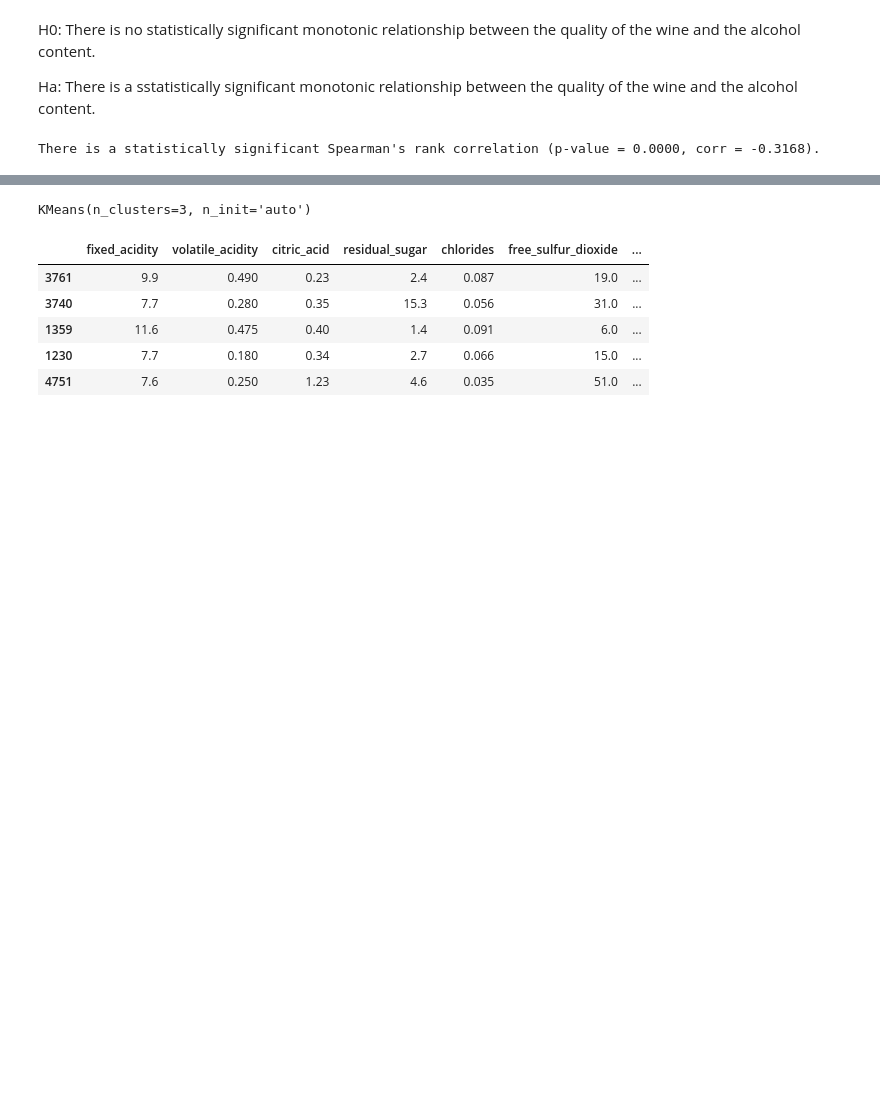
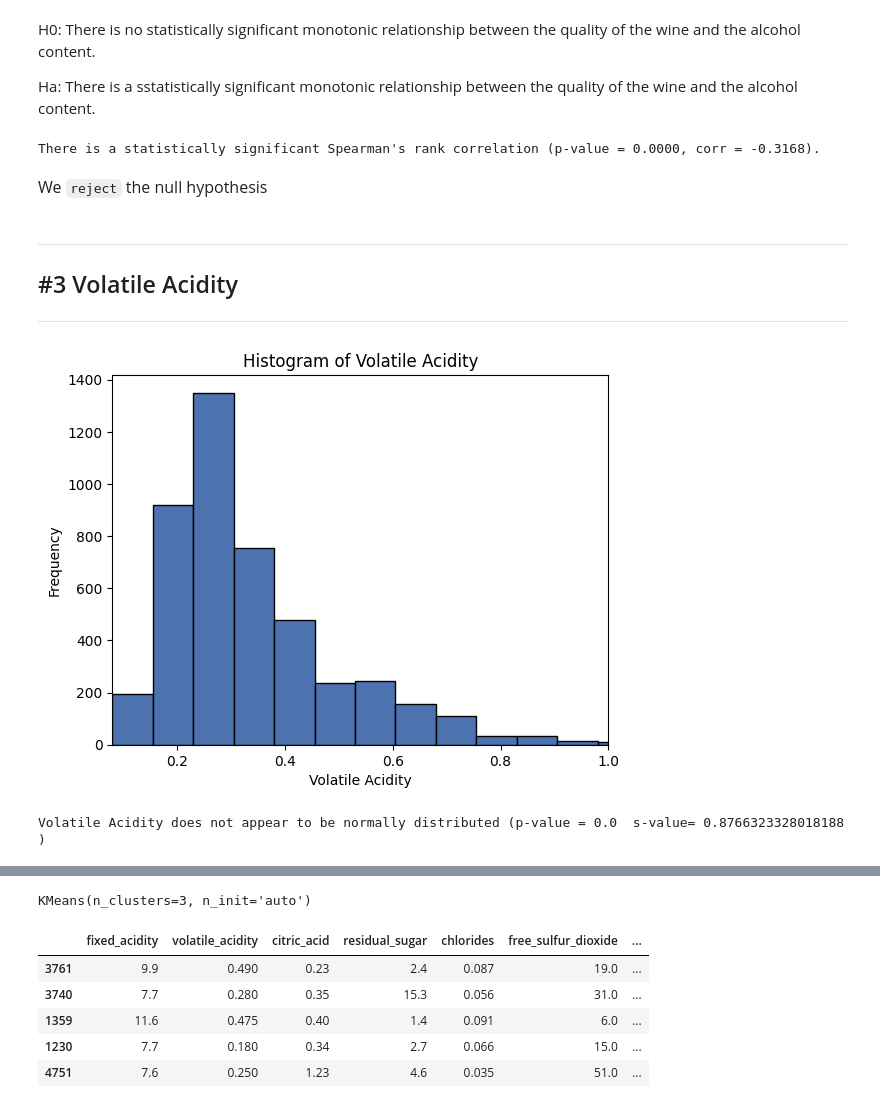
Before and after one commit to Clustering-Project/wine_quality_project, a Jupyter notebook: John/explore.ipynb, the cells around one changed output, grey strips where cells are left out. Cells and saved outputs as stored; diff of their text form; code cells hidden in the pictures; blank space fills up the shorter version.

Commit message:
Explore Acidityy hypothesis

```diff
--- a/John/explore.ipynb
+++ b/John/explore.ipynb
@@ -336,3 +343,33 @@ else:
     print(f"There is no statistically significant Spearman's rank correlation (p-value = {p_value:.4f}, corr = {spearman_corr:.4f}).")
 # %% [output]
 There is a statistically significant Spearman's rank correlation (p-value = 0.0000, corr = -0.3168).
+# %% [markdown]
+<font size="3">We `reject` the null hypothesis</font>
+# %% [markdown]
+___
+## #3 Volatile Acidity
+___
+# %%
+# Create a histogram
+plt.hist(train.volatile_acidity, bins=20, edgecolor='black')
+
+plt.xlim(min(train.volatile_acidity), 1)
+
+# Add labels and title
+plt.xlabel('Volatile Acidity')
+plt.ylabel('Frequency')
+plt.title('Histogram of Volatile Acidity')
+
+# Display the histogram
+plt.show()
+# %% [output]
+[figure, added]
+# %%
+statistic, p_value = stats.shapiro(train['volatile_acidity'])
+
+if p_value > 0.05:
+    print("Volatile Acidity appears to be normally distributed (p-value =", p_value, " s-value=",statistic, ")")
+else:
+    print("Volatile Acidity does not appear to be normally distributed (p-value =", p_value, " s-value=",statistic, ")")
+# %% [output]
+Volatile Acidity does not appear to be normally distributed (p-value = 0.0  s-value= 0.8766323328018188 )
```
Also changed, not shown: parts of 29 cells of this notebook.
